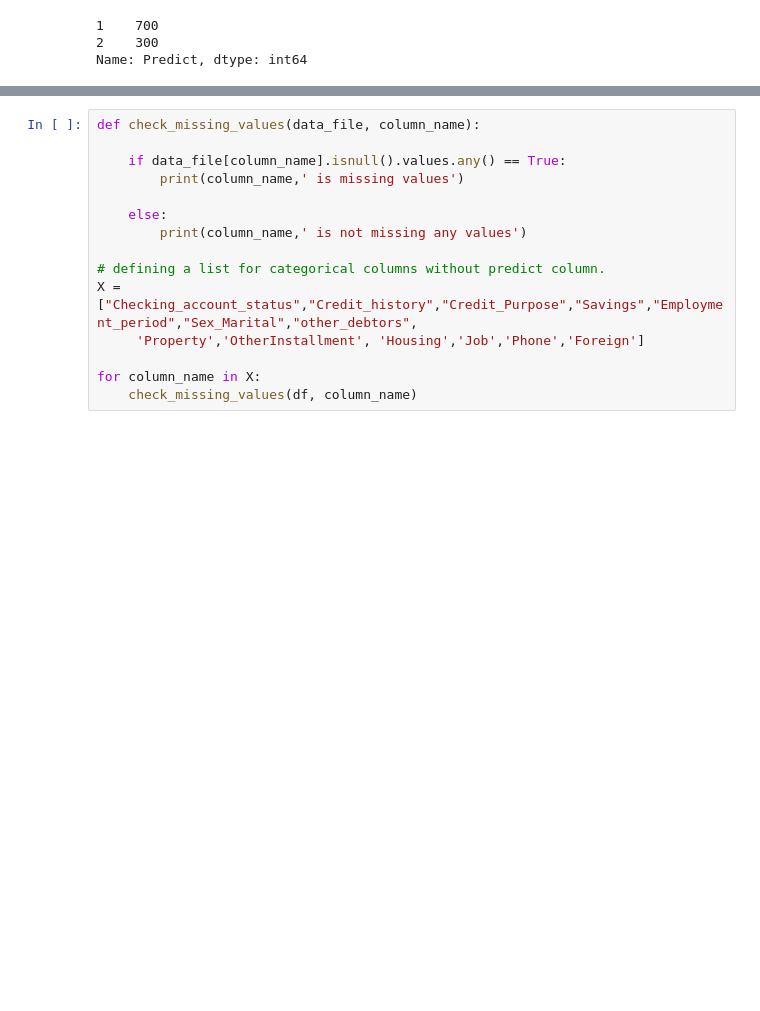
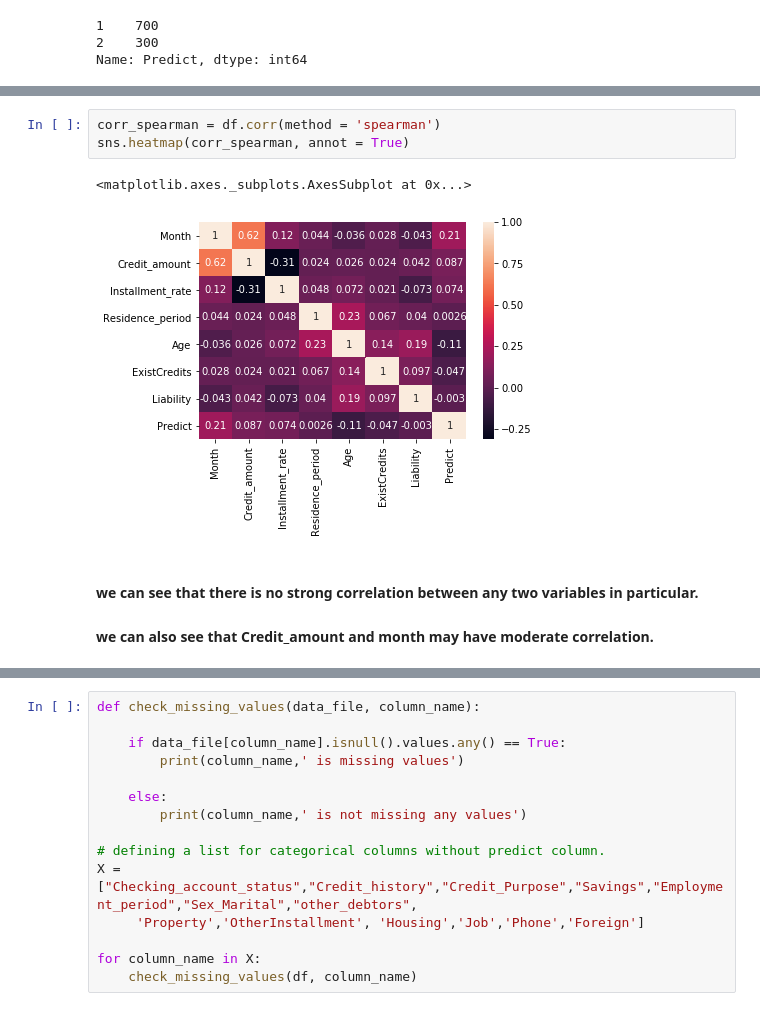
Before and after one commit to Mangsir-Krishna/German-credit-data-classifier, a Jupyter notebook: classifier with accuracy.ipynb, the cells around one changed output, grey strips where cells are left out. Cells and saved outputs as stored; diff of their text form; blank space fills up the shorter version.

```diff
--- a/classifier with accuracy.ipynb
+++ b/classifier with accuracy.ipynb
@@ -87,0 +37,9 @@ df.head(5)
+# %%
+corr_spearman = df.corr(method = 'spearman')
+sns.heatmap(corr_spearman, annot = True)
+# %% [output]
+<matplotlib.axes._subplots.AxesSubplot at 0x...>
+[figure, added]
+# %% [markdown]
+#### we can see that there is no strong correlation between any two  variables in particular.
+#### we can also see that Credit_amount and month may have moderate correlation.
```
Also changed, not shown: parts of 31 cells of this notebook.
